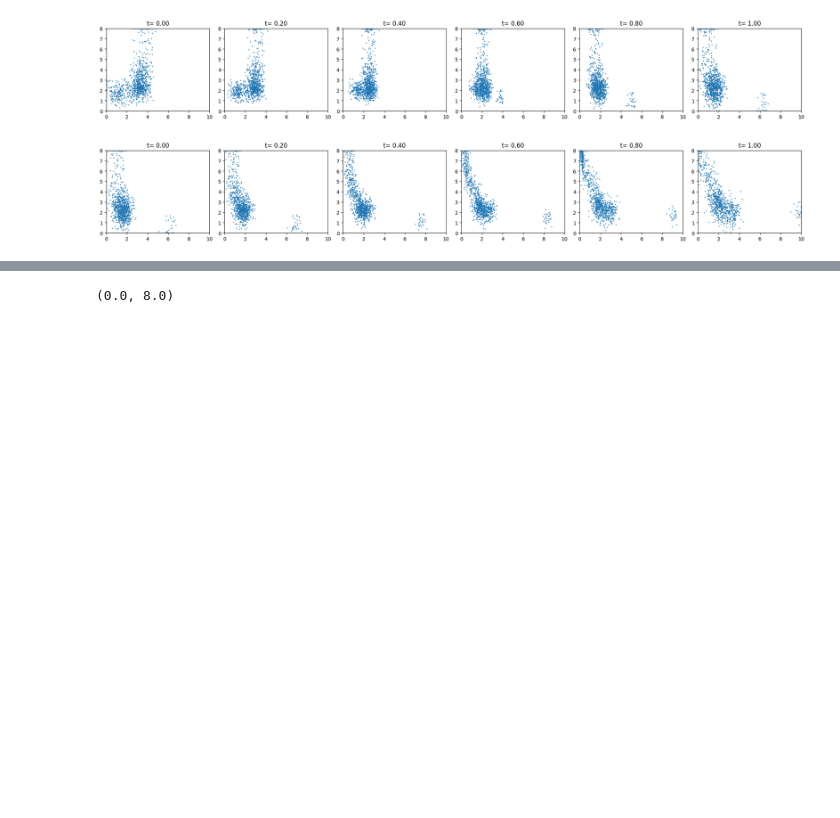
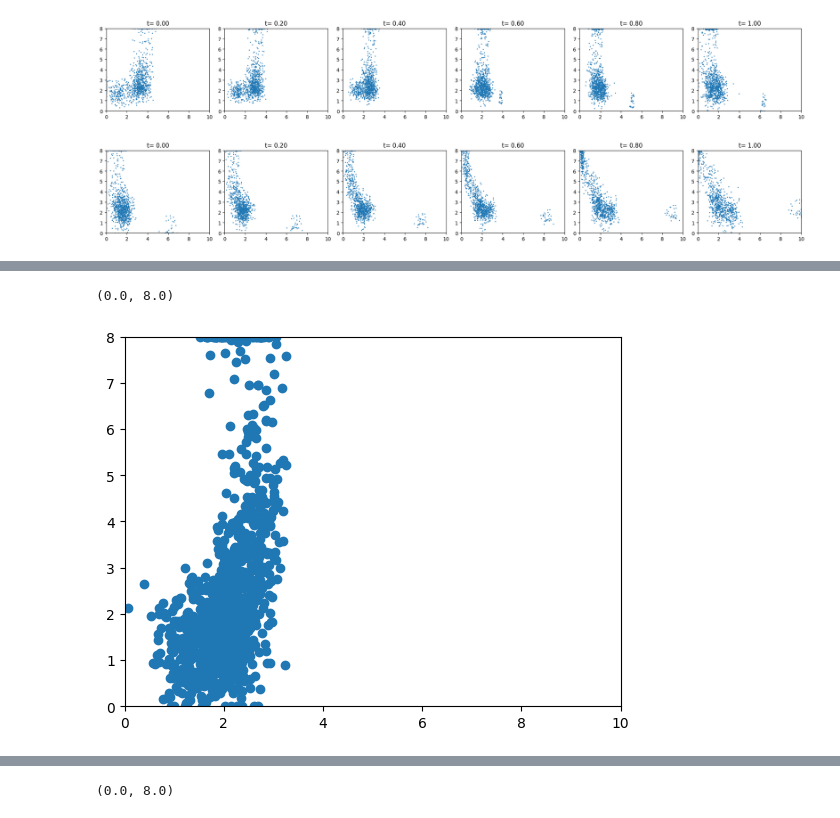
Before and after one commit to harrya32/HTI, a Jupyter notebook: rebuttal_baselines/2d_flow_matching.ipynb, the cells around one changed output, grey strips where cells are left out. Cells and saved outputs as stored; diff of their text form; code cells hidden in the pictures; blank space fills up the shorter version.

```diff
--- a/rebuttal_baselines/2d_flow_matching.ipynb
+++ b/rebuttal_baselines/2d_flow_matching.ipynb
@@ -864,0 +918,7 @@ plt.show()
+# %%
+plt.scatter(rl_data[2, :, 0].cpu(), rl_data[2, :, 1].cpu())
+plt.xlim(0, 10)
+plt.ylim(0, 8)
+# %% [output]
+(0.0, 8.0)
+[figure, added]
```
Also changed, not shown: parts of 15 cells of this notebook, 3 other files.
